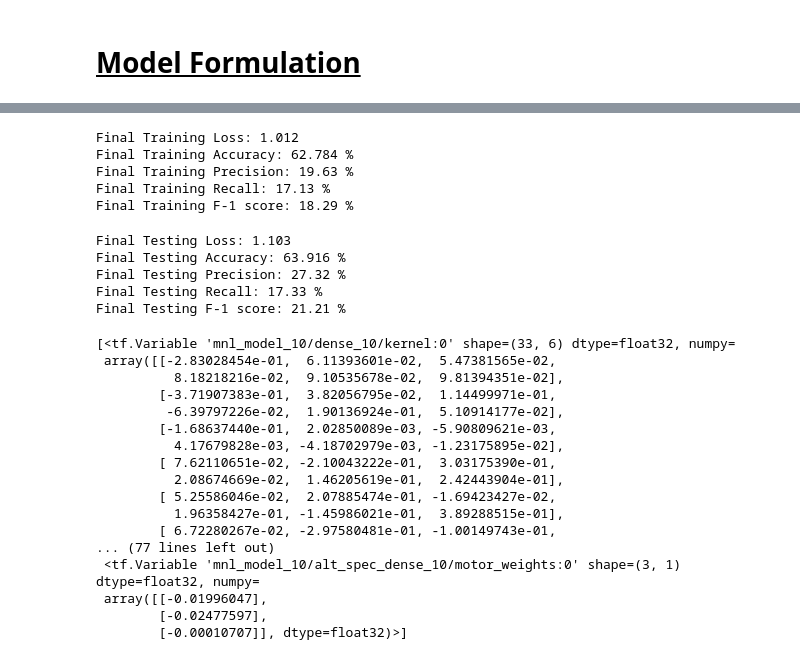
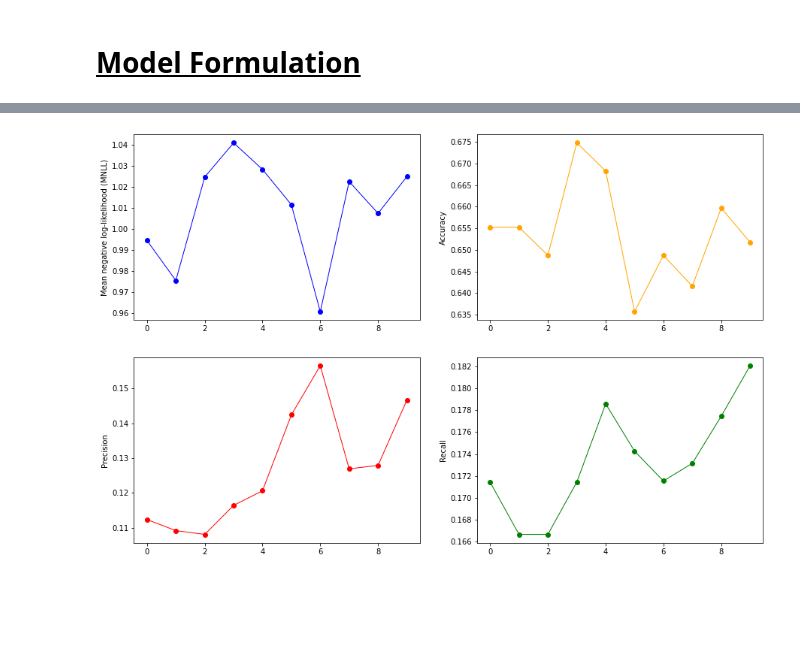
Before and after one commit to Obliquedbishop/CG_based_DCMs, a Jupyter notebook: discrete_choice_model.ipynb, the cells around one changed output, grey strips where cells are left out. Cells and saved outputs as stored; diff of their text form; code cells hidden in the pictures; blank space fills up the shorter version.

```diff
--- a/discrete_choice_model.ipynb
+++ b/discrete_choice_model.ipynb
@@ -583,54 +603,4 @@ Text(0, 0.5, 'training accuracy')
-# %%
-# Final training loss and evaluation
-predictions = mnl_model(X_train.to_numpy())
-loss_object.set_avail_data(X_train.to_numpy(), output_categories, avail_variable_indexer)
-
-print(f"Final Training Loss: {loss_object(y_train, predictions).numpy():.3f}")
-print(f"Final Training Accuracy: {train_accuracy(y_train, predictions).numpy()*100:.3f} %")
-
-print(f"Final Training Precision: {precision(y_train, tf.argmax(predictions, axis=-1).numpy(), average='macro') * 100:.2f} %")
-print(f"Final Training Recall: {recall(y_train, tf.argmax(predictions, axis=-1).numpy(), average='macro') * 100:.2f} %")
-print(f"Final Training F-1 score: {f1_score(y_train, tf.argmax(predictions, axis=-1).numpy(), average='macro') * 100:.2f} %")
-# %% [output]
-Final Training Loss: 1.012
-Final Training Accuracy: 62.784 %
-Final Training Precision: 19.63 %
-Final Training Recall: 17.13 %
-Final Training F-1 score: 18.29 %
-# %%
-# Final testing loss and evaluation
-predictions = mnl_model(X_test.to_numpy())
-loss_object.set_avail_data(X_test.to_numpy(), output_categories, avail_variable_indexer)
-
-print(f"Final Testing Loss: {loss_object(y_test, predictions).numpy():.3f}")
-print(f"Final Testing Accuracy: {test_accuracy(y_test, predictions).numpy()*100:.3f} %")
-
-print(f"Final Testing Precision: {precision(y_test, tf.argmax(predictions, axis=-1).numpy(), average='macro') * 100:.2f} %")
-print(f"Final Testing Recall: {recall(y_test, tf.argmax(predictions, axis=-1).numpy(), average='macro') * 100:.2f} %")
-print(f"Final Testing F-1 score: {f1_score(y_test, tf.argmax(predictions, axis=-1).numpy(), average='macro') * 100:.2f} %")
-# %% [output]
-Final Testing Loss: 1.103
-Final Testing Accuracy: 63.916 %
-Final Testing Precision: 27.32 %
-Final Testing Recall: 17.33 %
-Final Testing F-1 score: 21.21 %
 # %%
-mnl_model.variables
+mnl_model.plot_testing_results()
 # %% [output]
-[<tf.Variable 'mnl_model_10/dense_10/kernel:0' shape=(33, 6) dtype=float32, numpy=
- array([[-2.83028454e-01,  6.11393601e-02,  5.47381565e-02,
-          8.18218216e-02,  9.10535678e-02,  9.81394351e-02],
-        [-3.71907383e-01,  3.82056795e-02,  1.14499971e-01,
-         -6.39797226e-02,  1.90136924e-01,  5.10914177e-02],
-        [-1.68637440e-01,  2.02850089e-03, -5.90809621e-03,
-          4.17679828e-03, -4.18702979e-03, -1.23175895e-02],
-        [ 7.62110651e-02, -2.10043222e-01,  3.03175390e-01,
-          2.08674669e-02,  1.46205619e-01,  2.42443904e-01],
-        [ 5.25586046e-02,  2.07885474e-01, -1.69423427e-02,
-          1.96358427e-01, -1.45986021e-01,  3.89288515e-01],
-        [ 6.72280267e-02, -2.97580481e-01, -1.00149743e-01,
-... (77 lines left out)
- <tf.Variable 'mnl_model_10/alt_spec_dense_10/motor_weights:0' shape=(3, 1) dtype=float32, numpy=
- array([[-0.01996047],
-        [-0.02477597],
-        [-0.00010707]], dtype=float32)>]
+[figure, added]
```
Also changed, not shown: parts of 22 cells of this notebook.
